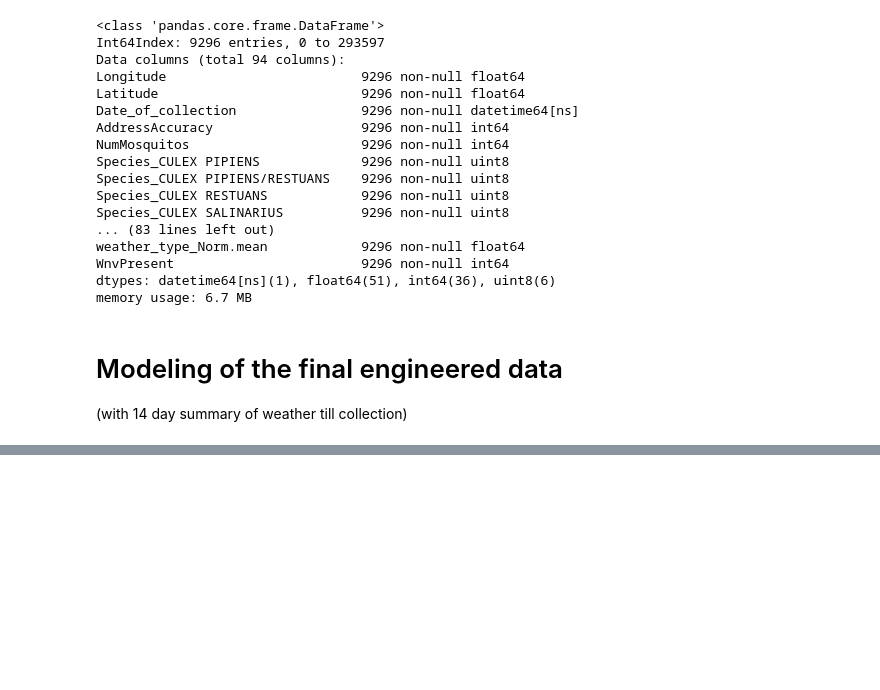
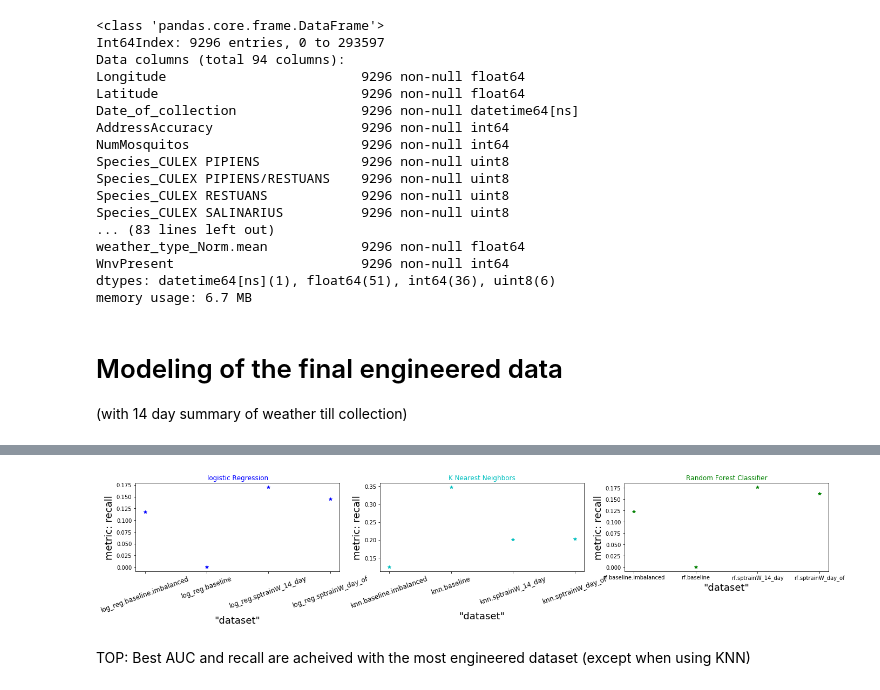
Before and after one commit to Erolino/WestNileVirus_Detection, a Jupyter notebook: WestNileVirus_Detection.ipynb, the cells around one changed output, grey strips where cells are left out. Saved outputs shown, nothing was run; the diff lists cells and outputs as text; code cells hidden in the pictures; blank space fills up the shorter version.

```diff
--- a/WestNileVirus_Detection.ipynb
+++ b/WestNileVirus_Detection.ipynb
@@ -2380,0 +2212,6 @@ Text(0.5,1,'Random Forest Classifier')
+# %%
+plt_met(mett='recall')
+# %% [output]
+[figure, added]
+# %% [markdown]
+TOP: Best AUC and recall are acheived with the most engineered dataset (except when using KNN)
```
Also changed, not shown: parts of 37 cells of this notebook, 1 other file.
